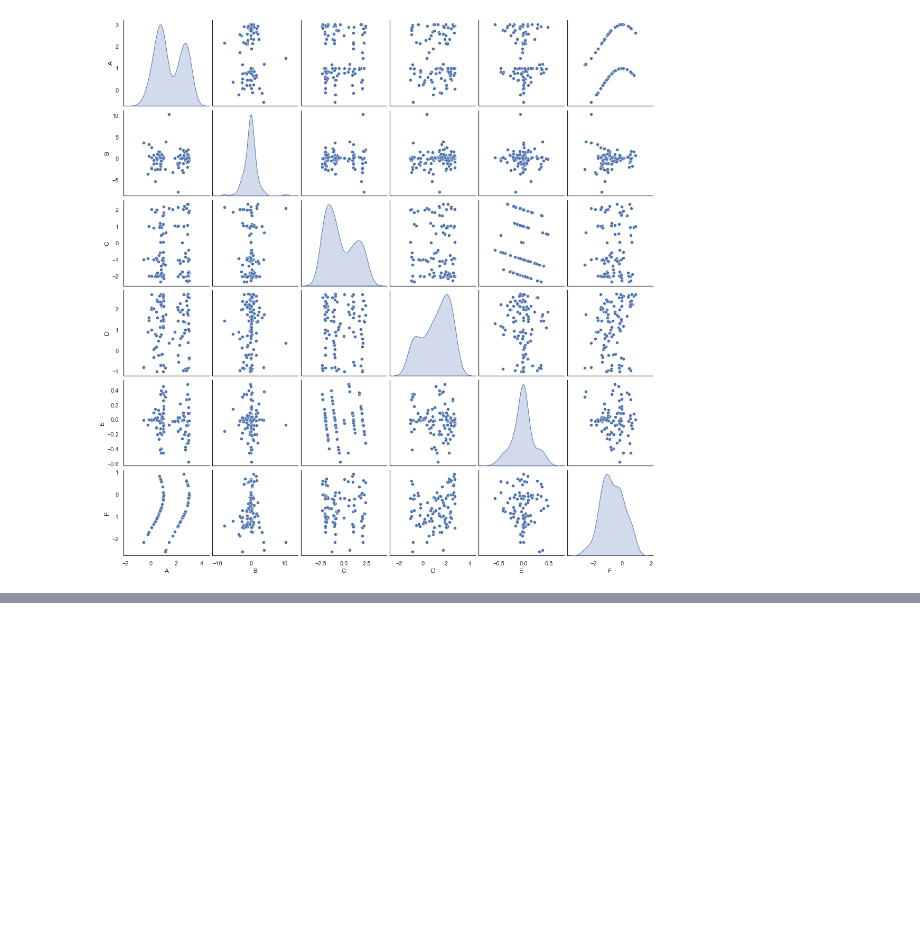
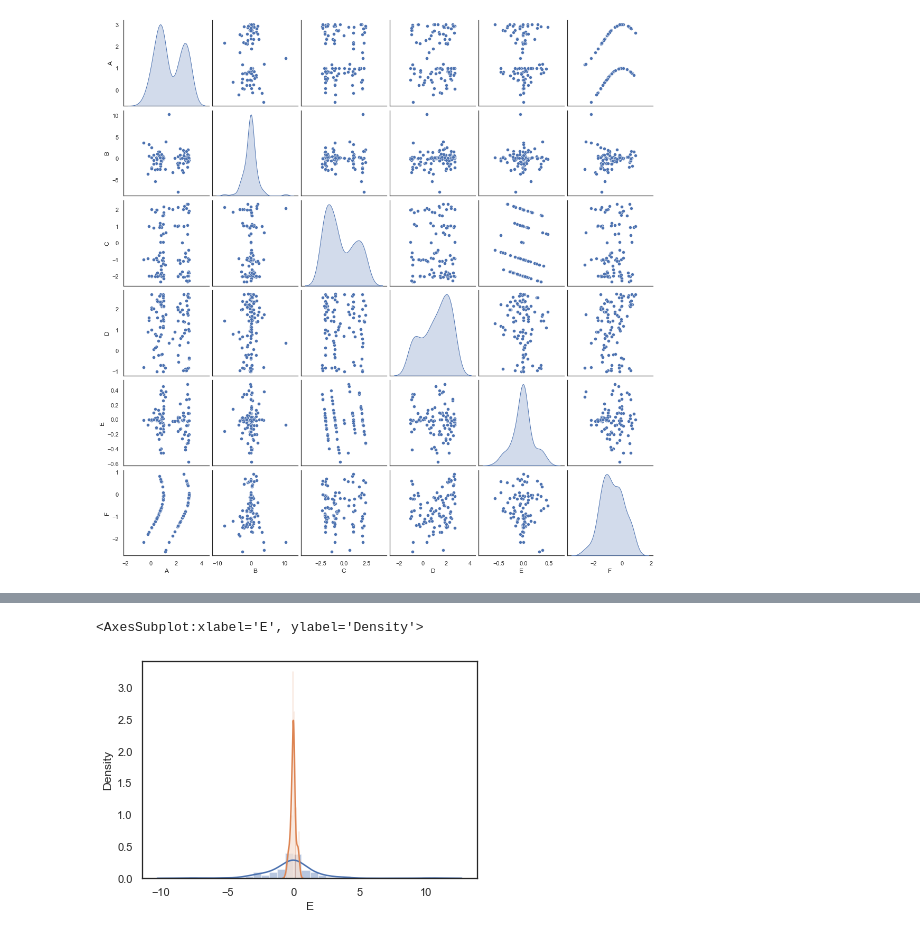
Before and after one commit to Maplewarrior/02463---Causality-project, a Jupyter notebook: 02463 Causality.ipynb, the cells around one changed output, grey strips where cells are left out. Cells and saved outputs as stored; diff of their text form; code cells hidden in the pictures; blank space fills up the shorter version.

```diff
--- a/02463 Causality.ipynb
+++ b/02463 Causality.ipynb
@@ -81,0 +103,14 @@ plt.show()
+# %%
+# test normal distribution
+sns.distplot(data['B'])
+
+# test normal distribution
+sns.distplot(data['E'])
+
+# # Create distribution plots
+# sns.set(style="white")
+# sns.pairplot(data, kind="reg", diag_kind="kde")
+# plt.show()
+# %% [output]
+<AxesSubplot:xlabel='E', ylabel='Density'>
+[figure, added]
```
Also changed, not shown: parts of 3 cells of this notebook.
